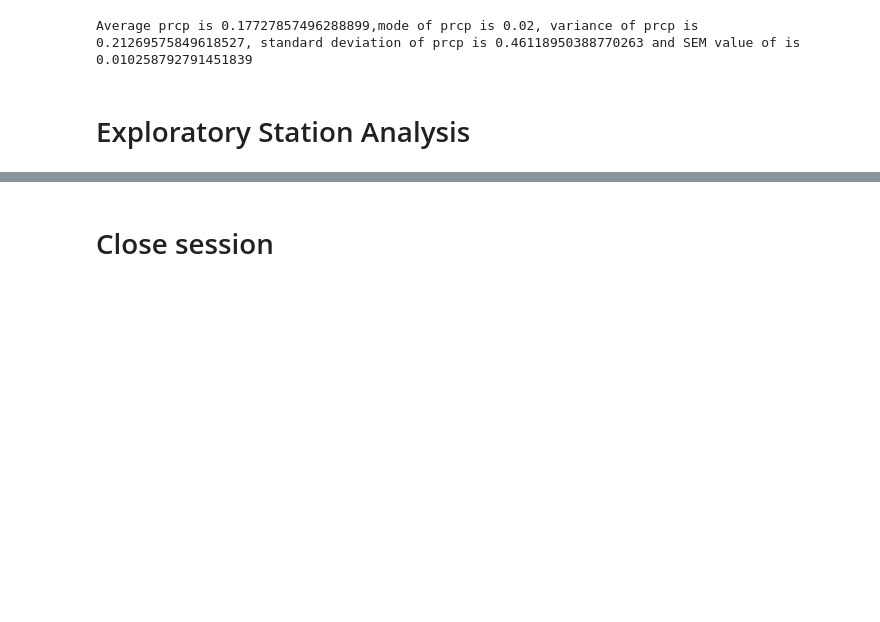
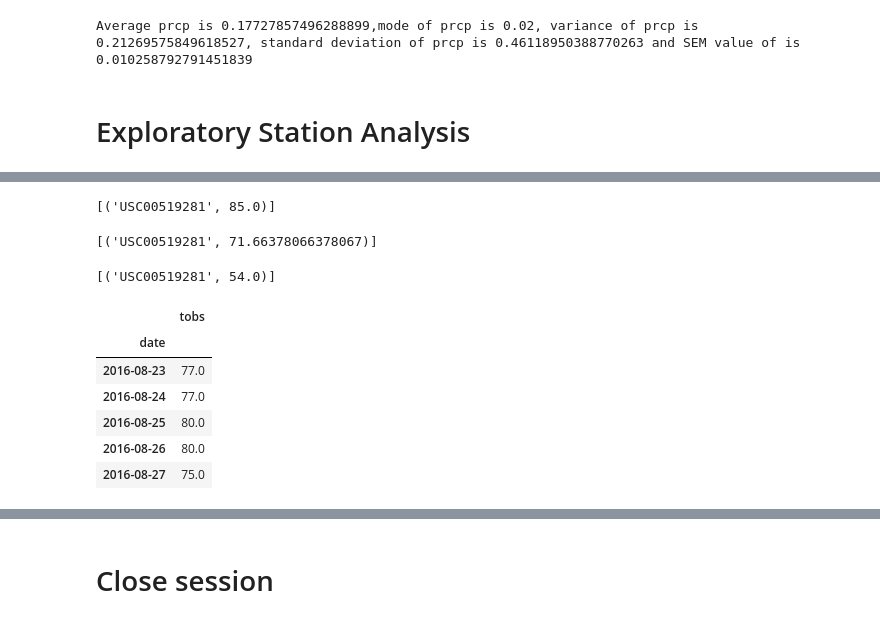
Before and after one commit to IlkayAtes11/Surf-s_up_Analysis, a Jupyter notebook: climate.ipynb, the cells around one changed output, grey strips where cells are left out. Cells and saved outputs as stored; diff of their text form; code cells hidden in the pictures; blank space fills up the shorter version.

```diff
--- a/climate.ipynb
+++ b/climate.ipynb
@@ -191,5 +207,41 @@ Average prcp is 0.17727857496288899,mode of prcp is 0.02, variance of prcp is 0.
 # %%
 # Using the most active station id from the previous query, calculate the lowest, highest, and average temperature.
+active_station_max = session.query(Measurement.station, func.max(Measurement.tobs)).\
+    filter_by(station = 'USC00519281').all()
+
+active_station_max
+# %% [output]
+[('USC00519281', 85.0)]
+# %%
+active_station_mean = session.query(Measurement.station, func.avg(Measurement.tobs)).\
+    filter_by(station = 'USC00519281').all()
+active_station_mean
+# %% [output]
+[('USC00519281', 71.66378066378067)]
+# %%
+active_station_min = session.query(Measurement.station, func.min(Measurement.tobs)).\
+    filter_by(station = 'USC00519281').all()
+
+active_station_min
+# %% [output]
+[('USC00519281', 54.0)]
 # %%
 # Using the most active station id
 # Query the last 12 months of temperature observation data for this station and plot the results as a histogram
+active_station_temp = session.query(Measurement.date, Measurement.tobs).\
+    filter_by(station = 'USC00519281').filter(Measurement.date>='2016-08-23').all()
+
+active_station_temp_df = pd.DataFrame(active_station_temp)
+
+active_station_temp_df_index = active_station_temp_df.set_index('date')
+
+active_station_temp_df_index_sort = active_station_temp_df_index.sort_values(by='date')
+active_station_temp_df_index_sort.head()
+# %% [output]
+|  | tobs |
+| date |  |
+| 2016-08-23 | 77.0 |
+| 2016-08-24 | 77.0 |
+| 2016-08-25 | 80.0 |
+| 2016-08-26 | 80.0 |
+| 2016-08-27 | 75.0 |
```
Also changed, not shown: parts of 4 cells of this notebook, 1 other file.
